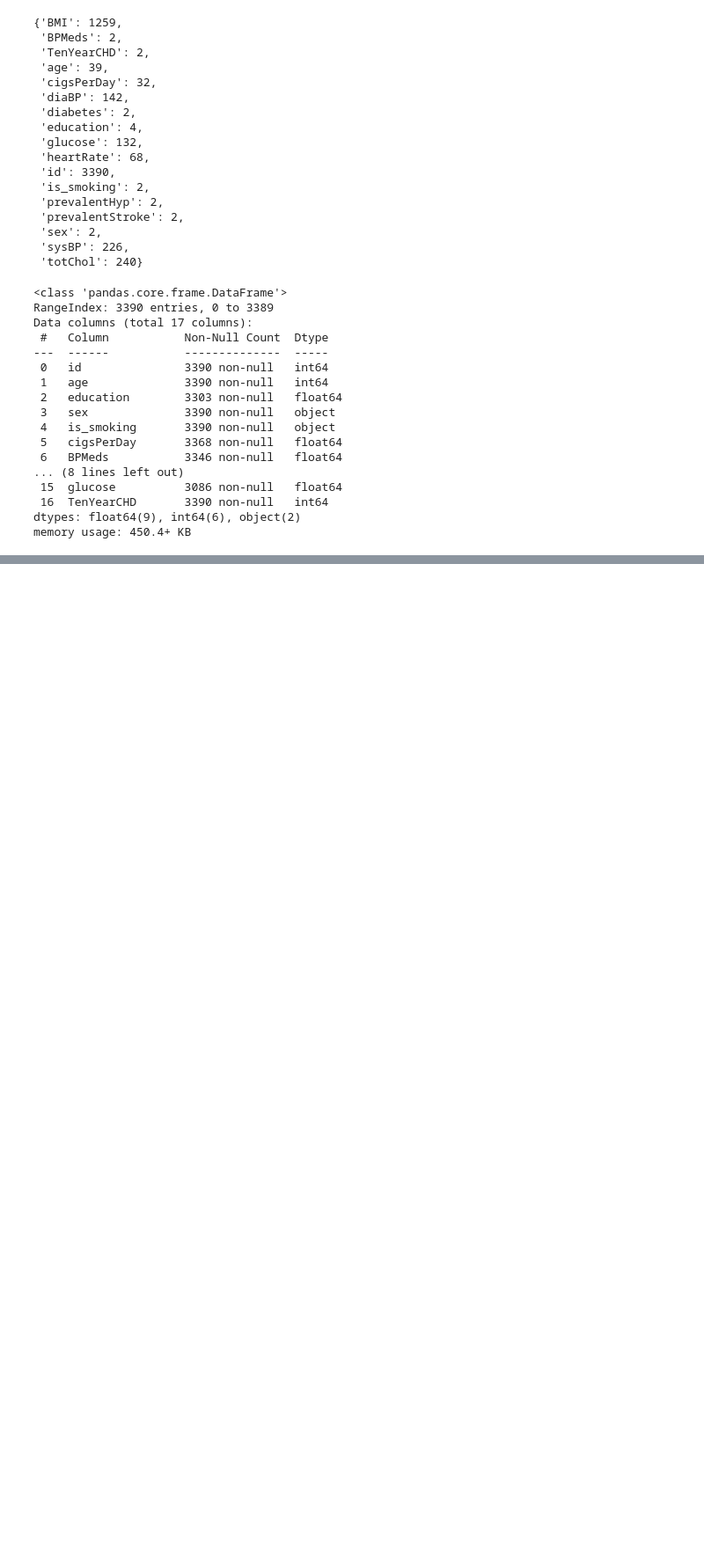
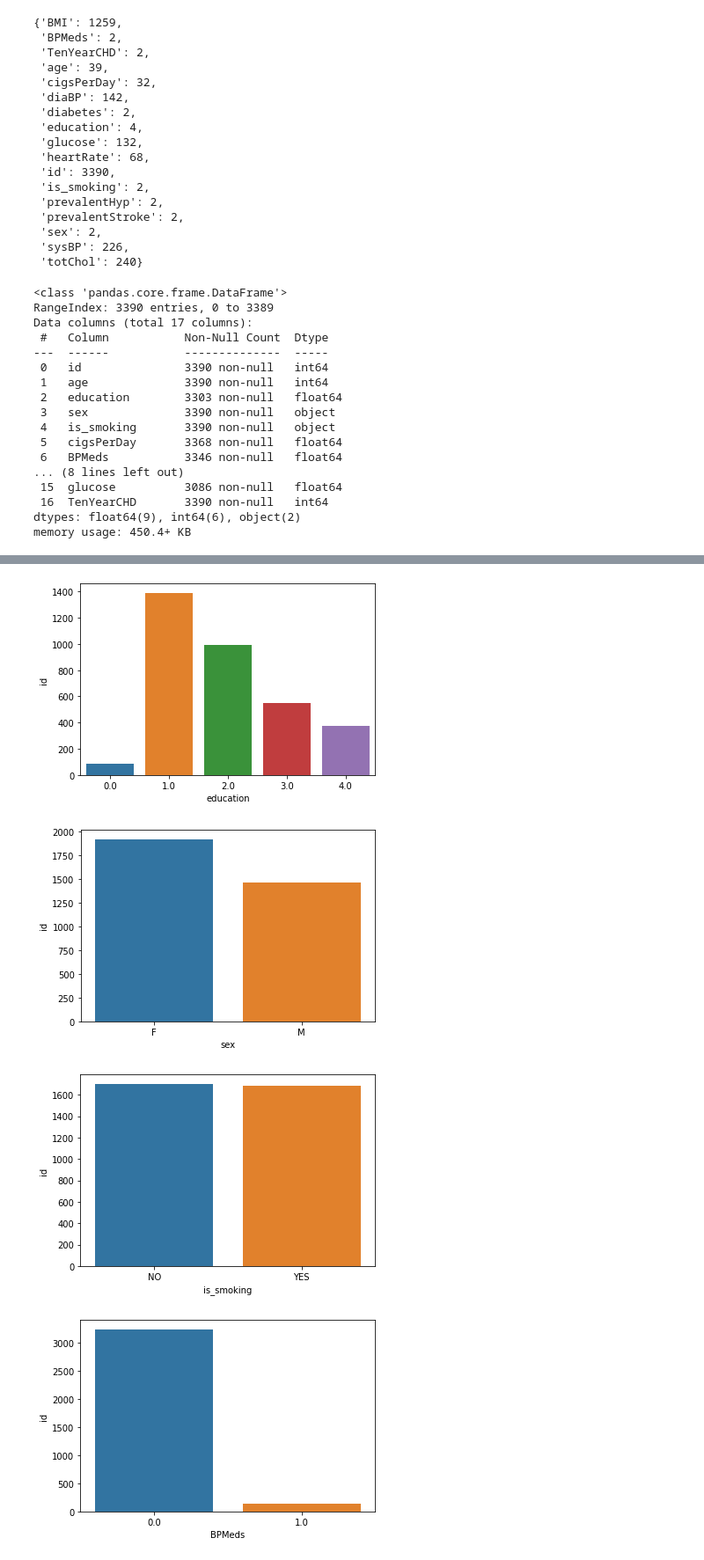
Before and after one commit to kumarlova/Cardiovascular-Risk-prediction-, a Jupyter notebook: Copy_of_Cardiovascular_Risk_prediction.ipynb, the cells around one changed output, grey strips where cells are left out. Shown at 88% size. Drawn from its saved outputs; the diff is of its cells as text; code cells hidden in the pictures; blank space fills up the shorter version.

```diff
--- a/Copy_of_Cardiovascular_Risk_prediction.ipynb
+++ b/Copy_of_Cardiovascular_Risk_prediction.ipynb
@@ -886,0 +235,4 @@ Best: 0.998328 using {'C': 10, 'penalty': 'l2', 'solver': 'lbfgs'}
+# %%
+df.cigsPerDay.replace(np.NaN,20.0,inplace = True)
+# %%
+df.BPMeds.replace(np.NaN,1.0,inplace = True)
@@ -886,0 +260,18 @@ Best: 0.998328 using {'C': 10, 'penalty': 'l2', 'solver': 'lbfgs'}
+# %%
+for i in df.columns:
+  if df.isnull().sum()[i]>0:
+    df[i].replace(np.NaN,df[i].median(),inplace = True)
+# %%
+categorical_variable = ['id','education','sex','is_smoking','BPMeds','prevalentStroke','prevalentHyp','diabetes','TenYearCHD']
+
+df[categorical_variable] = df[categorical_variable].astype('category')
+# %%
+for i in categorical_variable[1:7]:
+  fig = plt.figure(figsize = (6,4))
+  ax = fig.gca()
+  sns.barplot(data = df.groupby([i]).count().reset_index().iloc[:,:2], x = i , y = 'id')
+# %% [output]
+[figure, added]
+[figure, added]
+[figure, added]
+[figure, added]
```
Also changed, not shown: parts of 110 cells of this notebook.
